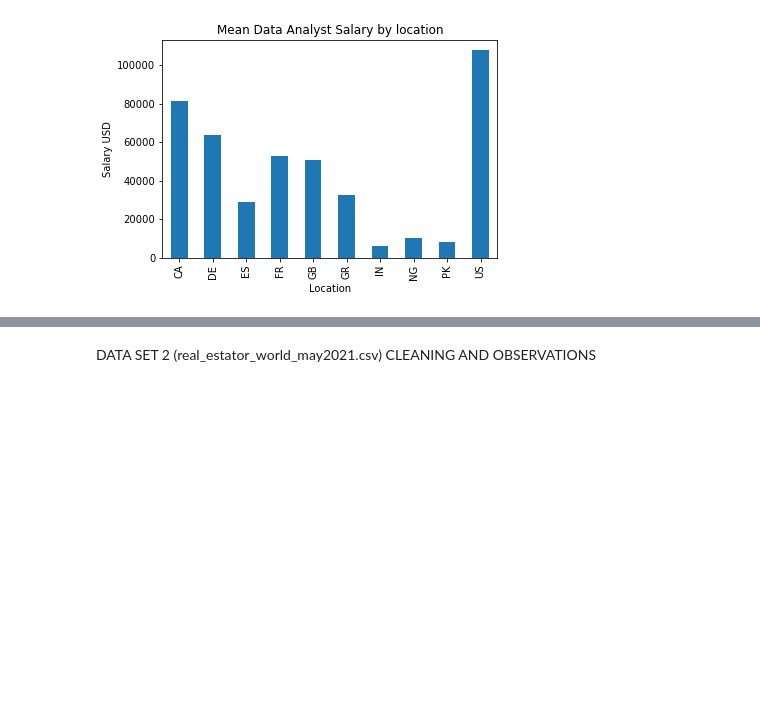
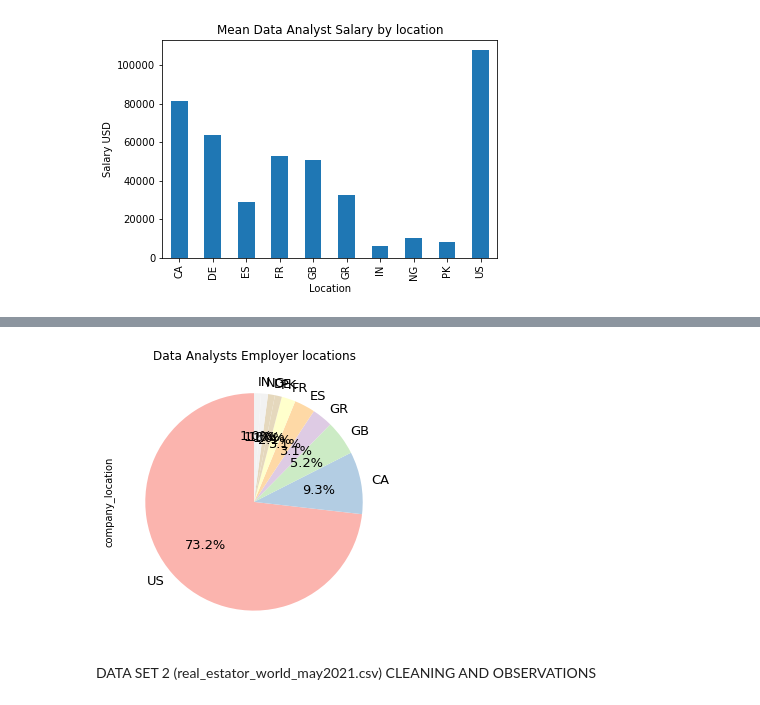
Before and after one commit to Norspace/DAproject, a Jupyter notebook: DAWork_Study.ipynb, the cells around one changed output, grey strips where cells are left out. Drawn from its saved outputs; the diff is of its cells as text; code cells hidden in the pictures; blank space fills up the shorter version.

```diff
--- a/DAWork_Study.ipynb
+++ b/DAWork_Study.ipynb
@@ -176,3 +175,18 @@ plt.show()
+# %%
+# Plotting the remote employer loaction distribution
+kwargs = dict(
+    startangle = 90,
+    colormap   = 'Pastel1',
+    fontsize   = 13,
+    figsize    = (60,5),
+    autopct    = '%1.1f%%',
+    title      = 'Data Analysts Employer locations'
+)
+
+dat['company_location'].value_counts().plot.pie(**kwargs)
+plt.show()
+# %% [output]
+[figure, added]
 # %% [markdown]
 
 
```
Also changed, not shown: parts of 18 cells of this notebook.
